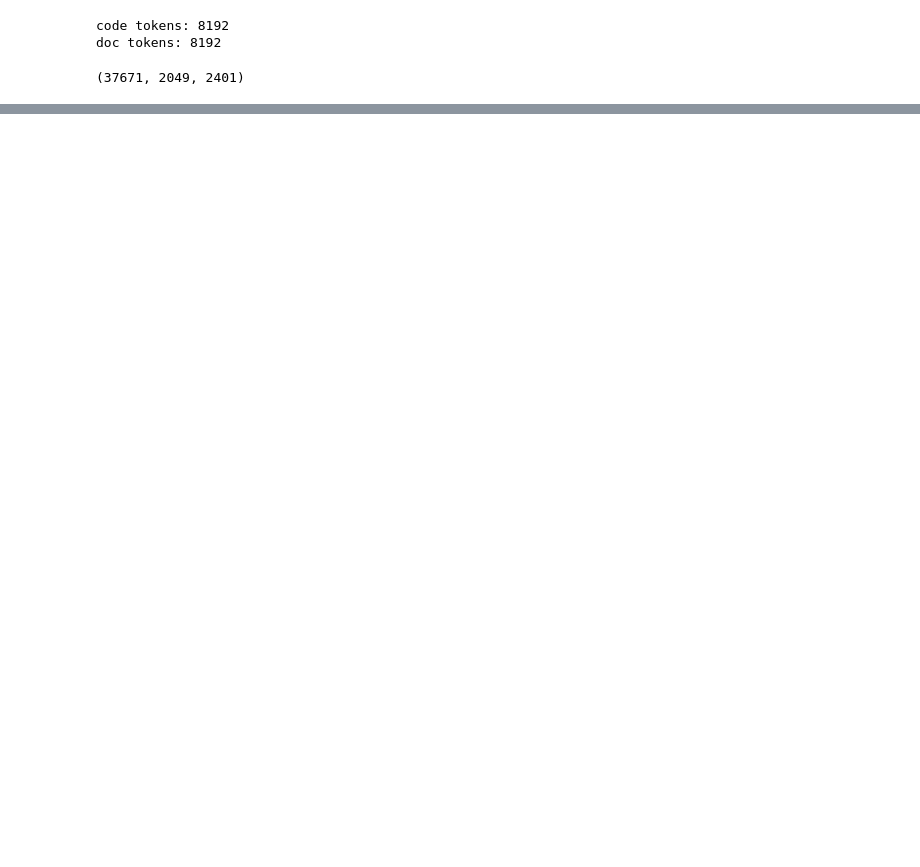
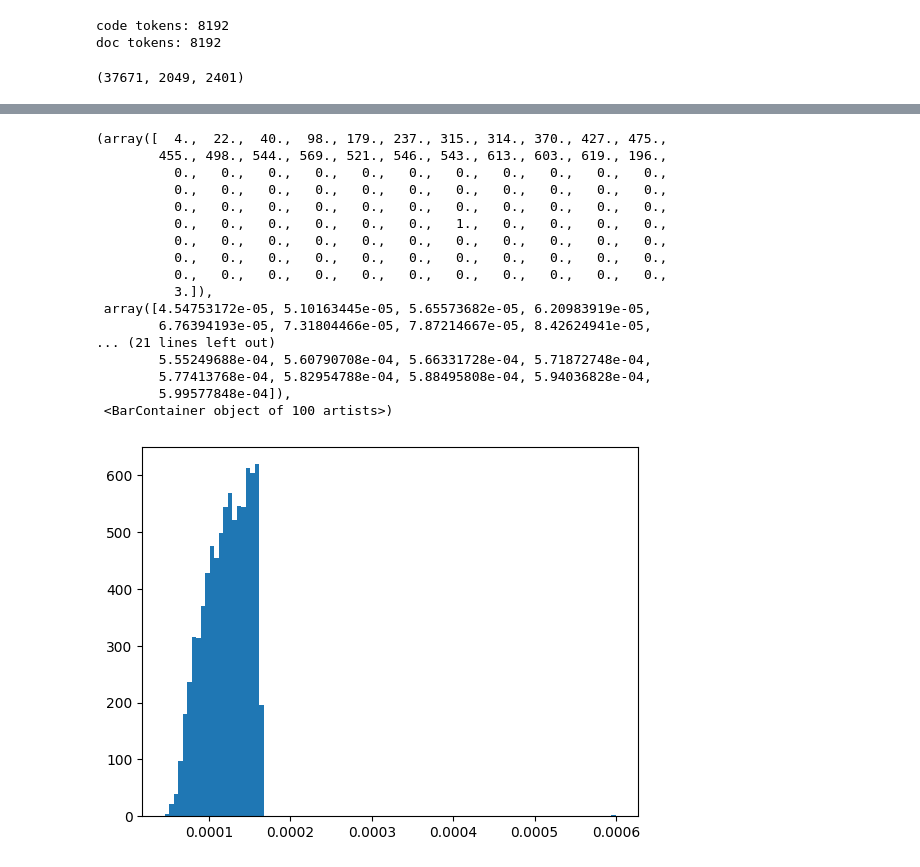
Before and after one commit to howardliao0211/Semantic_Code_Search, a Jupyter notebook: notebooks/explore_data.ipynb, the cells around one changed output, grey strips where cells are left out. Saved outputs shown, nothing was run; the diff lists cells and outputs as text; code cells hidden in the pictures; blank space fills up the shorter version.

```diff
--- a/notebooks/explore_data.ipynb
+++ b/notebooks/explore_data.ipynb
@@ -152,0 +213,38 @@ len(filtered_tokens['train']), len(filtered_tokens['test']), len(filtered_tokens
+# %%
+import torch
+import math
+import matplotlib.pyplot as plt
+
+def get_class_weight_vector(tokenizer: Tokenizer, smoothing: float=0.5) -> torch.Tensor:
+    num_of_class = len(tokenizer)
+    weight_vector = torch.ones(num_of_class, dtype=torch.float)
+
+    for word, count in tokenizer.counter.items():
+        idx = tokenizer.to_idx(word)
+        # min_count = 1e-6 # to prevent zero division
+        # weight_vector[idx] = 1.0 / ((count + min_count) ** smoothing) # Power
+        weight_vector[idx] = 1.0 / math.log(count + math.e)
+
+    return weight_vector / weight_vector.sum() # normalize weight
+
+weight_vector = get_class_weight_vector(doc_tokenizer)
+plt.hist(weight_vector.numpy(), bins=100)
+# %% [output]
+(array([  4.,  22.,  40.,  98., 179., 237., 315., 314., 370., 427., 475.,
+        455., 498., 544., 569., 521., 546., 543., 613., 603., 619., 196.,
+          0.,   0.,   0.,   0.,   0.,   0.,   0.,   0.,   0.,   0.,   0.,
+          0.,   0.,   0.,   0.,   0.,   0.,   0.,   0.,   0.,   0.,   0.,
+          0.,   0.,   0.,   0.,   0.,   0.,   0.,   0.,   0.,   0.,   0.,
+          0.,   0.,   0.,   0.,   0.,   0.,   1.,   0.,   0.,   0.,   0.,
+          0.,   0.,   0.,   0.,   0.,   0.,   0.,   0.,   0.,   0.,   0.,
+          0.,   0.,   0.,   0.,   0.,   0.,   0.,   0.,   0.,   0.,   0.,
+          0.,   0.,   0.,   0.,   0.,   0.,   0.,   0.,   0.,   0.,   0.,
+          3.]),
+ array([4.54753172e-05, 5.10163445e-05, 5.65573682e-05, 6.20983919e-05,
+        6.76394193e-05, 7.31804466e-05, 7.87214667e-05, 8.42624941e-05,
+... (21 lines left out)
+        5.55249688e-04, 5.60790708e-04, 5.66331728e-04, 5.71872748e-04,
+        5.77413768e-04, 5.82954788e-04, 5.88495808e-04, 5.94036828e-04,
+        5.99577848e-04]),
+ <BarContainer object of 100 artists>)
+[figure, added]
```
Also changed, not shown: parts of 2 cells of this notebook, 4 other files.
